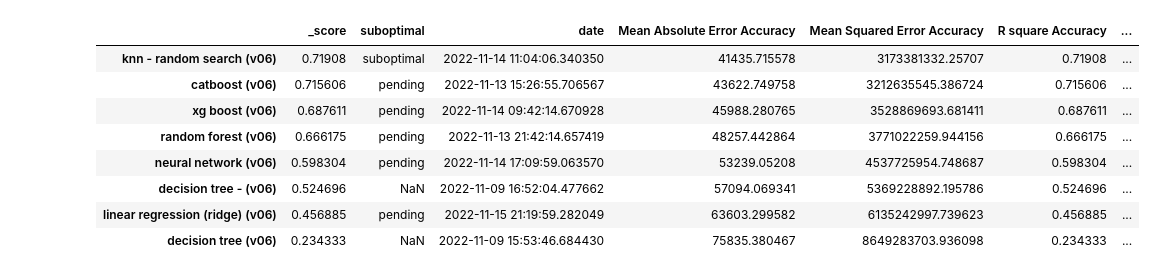
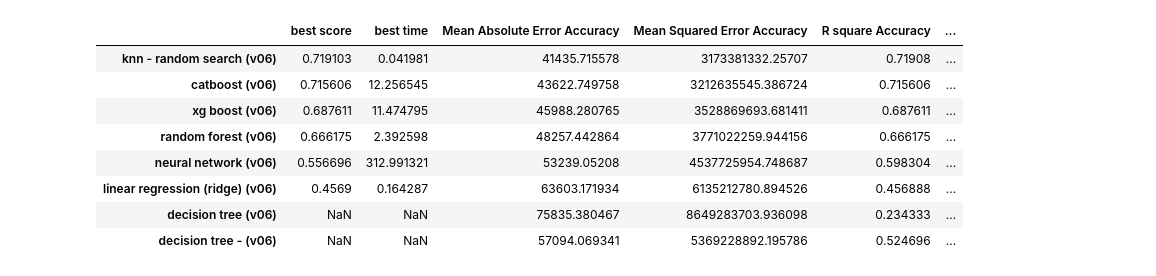
Before and after one commit to jayportfolio/capstone_streamlit, a Jupyter notebook: results/summary_benchmark_v06.ipynb, the cells around one changed output. Cells and saved outputs as stored; diff of their text form; code cells hidden in the pictures.

```diff
--- a/results/summary_benchmark_v06.ipynb
+++ b/results/summary_benchmark_v06.ipynb
@@ -1,22 +1,22 @@
 # %%
 import pandas as pd
 
 dff = pd.read_json('results.json')
 v06_columns = [c for c in dff.columns if 'v06' in c]
 
-dataset_version_06_df = dff[v06_columns].T.sort_values("_score", ascending=False)
-dataset_version_06_df_summary = dataset_version_06_df[['_score', "suboptimal", 'date', 'Mean Absolute Error Accuracy', 'Mean Squared Error Accuracy', 'R square Accuracy', 'Root Mean Squared Error', '_train time','_method','best is shared']]
+dataset_version_06_df = dff[v06_columns].T.sort_values("best score", ascending=False)
+dataset_version_06_df_summary = dataset_version_06_df[['best score', 'best time', 'Mean Absolute Error Accuracy', 'Mean Squared Error Accuracy', 'R square Accuracy', 'Root Mean Squared Error', 'best run date','best method','best is shared', "suboptimal"]]
 dataset_version_06_df_summary
 # %% [output]
-|  | _score | suboptimal | date | Mean Absolute Error Accuracy | Mean Squared Error Accuracy | R square Accuracy | ... |
-| knn - random search (v06) | 0.71908 | suboptimal | 2022-11-14 11:04:06.340350 | 41435.715578 | 3173381332.25707 | 0.71908 | ... |
-| catboost (v06) | 0.715606 | pending | 2022-11-13 15:26:55.706567 | 43622.749758 | 3212635545.386724 | 0.715606 | ... |
-| xg boost (v06) | 0.687611 | pending | 2022-11-14 09:42:14.670928 | 45988.280765 | 3528869693.681411 | 0.687611 | ... |
-| random forest (v06) | 0.666175 | pending | 2022-11-13 21:42:14.657419 | 48257.442864 | 3771022259.944156 | 0.666175 | ... |
-| neural network (v06) | 0.598304 | pending | 2022-11-14 17:09:59.063570 | 53239.05208 | 4537725954.748687 | 0.598304 | ... |
-| decision tree - (v06) | 0.524696 | NaN | 2022-11-09 16:52:04.477662 | 57094.069341 | 5369228892.195786 | 0.524696 | ... |
-| linear regression (ridge) (v06) | 0.456885 | pending | 2022-11-15 21:19:59.282049 | 63603.299582 | 6135242997.739623 | 0.456885 | ... |
-| decision tree (v06) | 0.234333 | NaN | 2022-11-09 15:53:46.684430 | 75835.380467 | 8649283703.936098 | 0.234333 | ... |
+|  | best score | best time | Mean Absolute Error Accuracy | Mean Squared Error Accuracy | R square Accuracy | ... |
+| knn - random search (v06) | 0.719103 | 0.041981 | 41435.715578 | 3173381332.25707 | 0.71908 | ... |
+| catboost (v06) | 0.715606 | 12.256545 | 43622.749758 | 3212635545.386724 | 0.715606 | ... |
+| xg boost (v06) | 0.687611 | 11.474795 | 45988.280765 | 3528869693.681411 | 0.687611 | ... |
+| random forest (v06) | 0.666175 | 2.392598 | 48257.442864 | 3771022259.944156 | 0.666175 | ... |
+| neural network (v06) | 0.556696 | 312.991321 | 53239.05208 | 4537725954.748687 | 0.598304 | ... |
+| linear regression (ridge) (v06) | 0.4569 | 0.164287 | 63603.171934 | 6135212780.894526 | 0.456888 | ... |
+| decision tree (v06) | NaN | NaN | 75835.380467 | 8649283703.936098 | 0.234333 | ... |
+| decision tree - (v06) | NaN | NaN | 57094.069341 | 5369228892.195786 | 0.524696 | ... |
 # %%
 dataset_version_06_df
 # %% [output]
```
Also changed, not shown: parts of 1 cell of this notebook, 2 other files.
